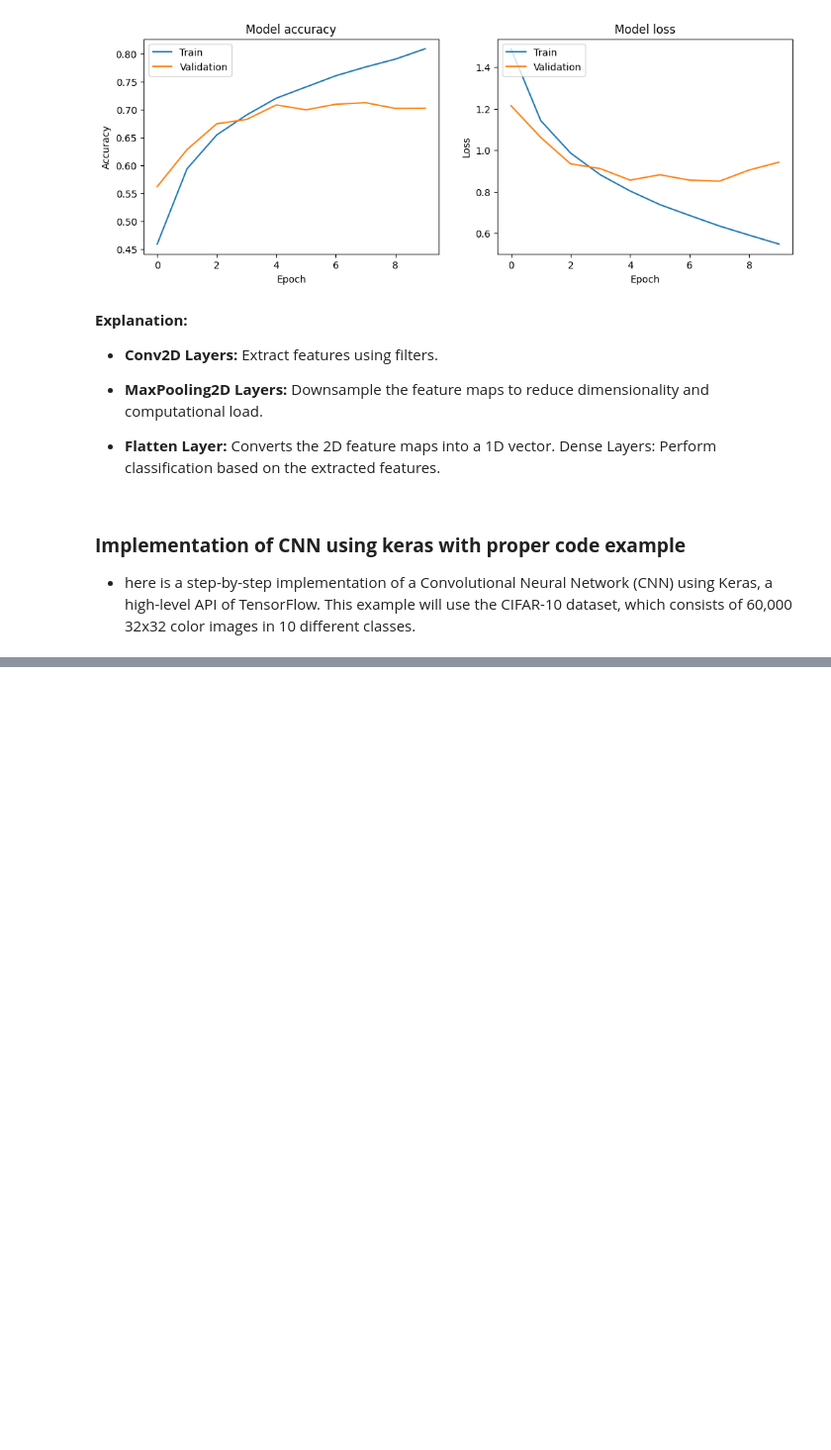
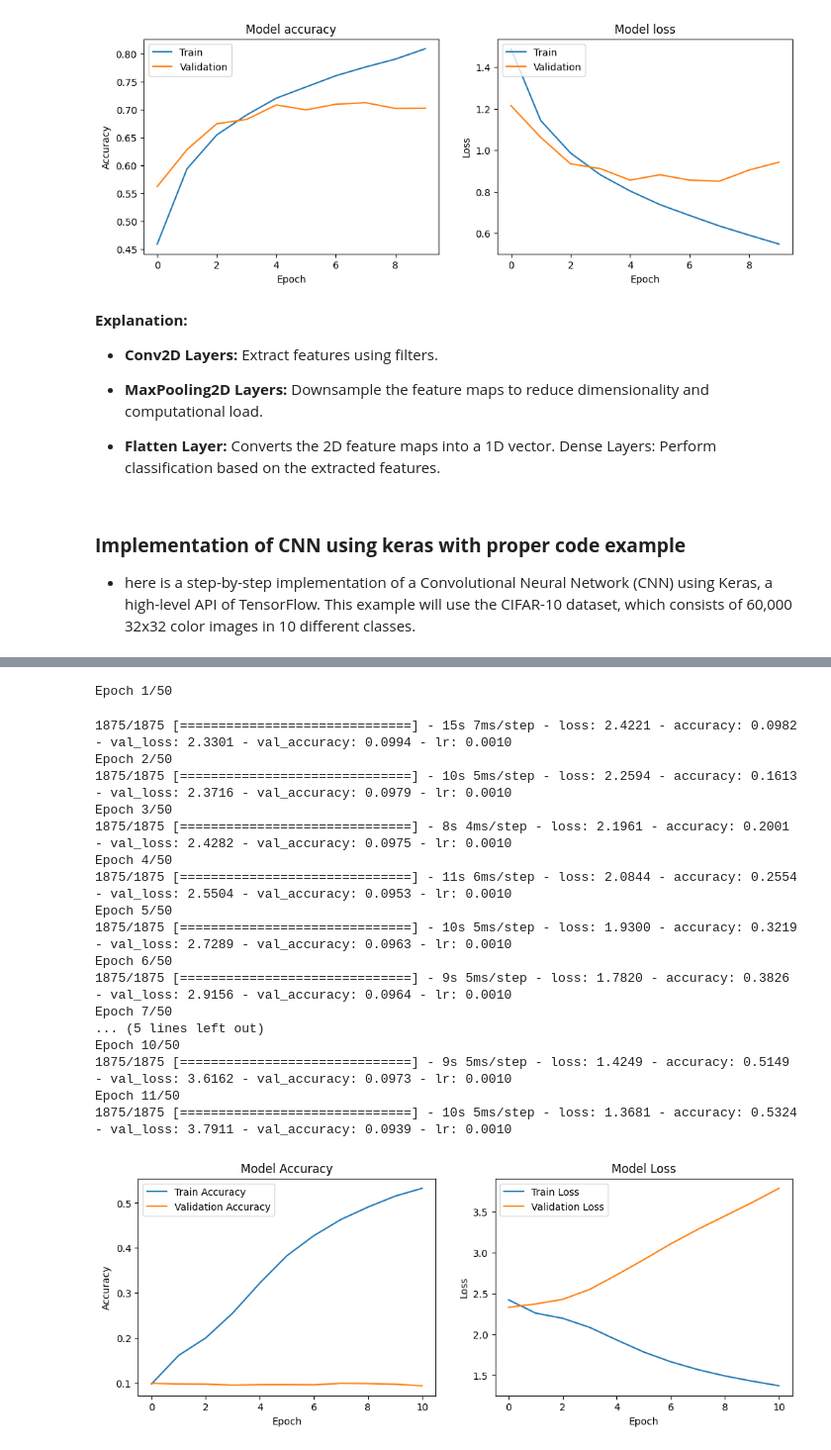
Before and after one commit to mukeshrock7897/TensorFlow_Notes, a Jupyter notebook: Intermediate_level.ipynb, the cells around one changed output, grey strips where cells are left out. Shown at 99% size. Cells and saved outputs as stored; diff of their text form; code cells hidden in the pictures; blank space fills up the shorter version.

```diff
--- a/Intermediate_level.ipynb
+++ b/Intermediate_level.ipynb
@@ -840,0 +1331,72 @@ Epoch 6/10
+# %%
+import tensorflow as tf
+from tensorflow.keras.callbacks import ModelCheckpoint, ReduceLROnPlateau, EarlyStopping
+import matplotlib.pyplot as plt
+
+# Define a simple model
+model = tf.keras.Sequential([
+    tf.keras.layers.Dense(128, activation='relu', input_shape=(784,)),
+    tf.keras.layers.Dense(10, activation='softmax')
+])
+
+# Loss function
+loss_fn = tf.keras.losses.SparseCategoricalCrossentropy(from_logits=True)
+optimizer = tf.keras.optimizers.Adam()
+
+# Define callbacks
+checkpoint_cb = ModelCheckpoint('model.h5', save_best_only=True)
+reduce_lr_cb = ReduceLROnPlateau(monitor='val_loss', factor=0.2, patience=5, min_lr=0.001)
+early_stopping_cb = EarlyStopping(monitor='val_loss', patience=10, restore_best_weights=True)
+
+# Dummy data
+x_train = tf.random.normal([60000, 784])
+y_train = tf.random.uniform([60000], maxval=10, dtype=tf.int64)
+x_val = tf.random.normal([10000, 784])
+y_val = tf.random.uniform([10000], maxval=10, dtype=tf.int64)
+
+# Compile and train the model
+model.compile(optimizer=optimizer, loss=loss_fn, metrics=['accuracy'])
+history = model.fit(x_train, y_train, epochs=50, validation_data=(x_val, y_val),
+                    callbacks=[checkpoint_cb, reduce_lr_cb, early_stopping_cb])
+
+# Plot training & validation accuracy values
+plt.figure(figsize=(12, 4))
+
+plt.subplot(1, 2, 1)
+plt.plot(history.history['accuracy'], label='Train Accuracy')
+plt.plot(history.history['val_accuracy'], label='Validation Accuracy')
+plt.title('Model Accuracy')
+plt.xlabel('Epoch')
+plt.ylabel('Accuracy')
+plt.legend(loc='best')
+
+# Plot training & validation loss values
+plt.subplot(1, 2, 2)
+plt.plot(history.history['loss'], label='Train Loss')
+plt.plot(history.history['val_loss'], label='Validation Loss')
+plt.title('Model Loss')
+plt.xlabel('Epoch')
+plt.ylabel('Loss')
+plt.legend(loc='best')
+
+plt.show()
+# %% [output]
+Epoch 1/50
+1875/1875 [==============================] - 15s 7ms/step - loss: 2.4221 - accuracy: 0.0982 - val_loss: 2.3301 - val_accuracy: 0.0994 - lr: 0.0010
+Epoch 2/50
+1875/1875 [==============================] - 10s 5ms/step - loss: 2.2594 - accuracy: 0.1613 - val_loss: 2.3716 - val_accuracy: 0.0979 - lr: 0.0010
+Epoch 3/50
+1875/1875 [==============================] - 8s 4ms/step - loss: 2.1961 - accuracy: 0.2001 - val_loss: 2.4282 - val_accuracy: 0.0975 - lr: 0.0010
+Epoch 4/50
+1875/1875 [==============================] - 11s 6ms/step - loss: 2.0844 - accuracy: 0.2554 - val_loss: 2.5504 - val_accuracy: 0.0953 - lr: 0.0010
+Epoch 5/50
+1875/1875 [==============================] - 10s 5ms/step - loss: 1.9300 - accuracy: 0.3219 - val_loss: 2.7289 - val_accuracy: 0.0963 - lr: 0.0010
+Epoch 6/50
+1875/1875 [==============================] - 9s 5ms/step - loss: 1.7820 - accuracy: 0.3826 - val_loss: 2.9156 - val_accuracy: 0.0964 - lr: 0.0010
+Epoch 7/50
+... (5 lines left out)
+Epoch 10/50
+1875/1875 [==============================] - 9s 5ms/step - loss: 1.4249 - accuracy: 0.5149 - val_loss: 3.6162 - val_accuracy: 0.0973 - lr: 0.0010
+Epoch 11/50
+1875/1875 [==============================] - 10s 5ms/step - loss: 1.3681 - accuracy: 0.5324 - val_loss: 3.7911 - val_accuracy: 0.0939 - lr: 0.0010
+[figure, added]
```
Also changed, not shown: parts of 30 cells of this notebook.
